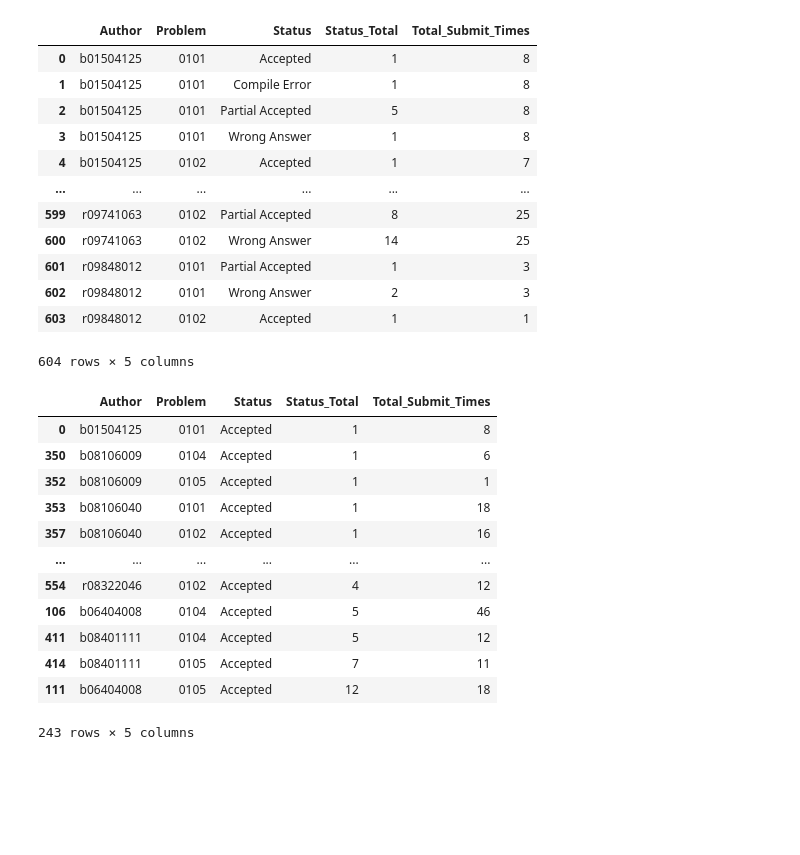
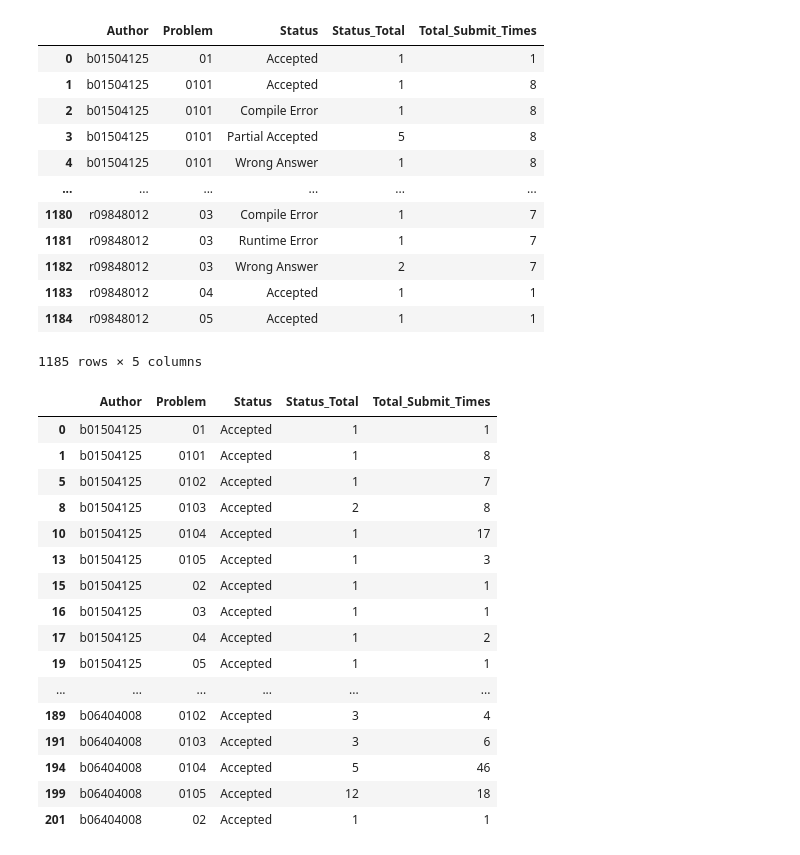
Before and after one commit to vincent0408/PWS_Final_Project, a Jupyter notebook: Data_Analysis_Template.ipynb, the cells around one changed output. Cells and saved outputs as stored; diff of their text form; code cells hidden in the pictures; blank space fills up the shorter version.

```diff
--- a/Data_Analysis_Template.ipynb
+++ b/Data_Analysis_Template.ipynb
@@ -2,3 +2,13 @@
 import pandas as pd
 import datetime
 import numpy as np
+# %%
+df = pd.read_csv ('C:/Users/Vincent/Desktop/pws_user.csv', header=None)
+df.insert(1, '',df[0] )
+df = df.T
+df.columns = df.iloc[0]
+df = df[1:].T
+pd.options.display.max_rows = 100
+df.index.name = None
+df.columns = ['Password']
+df
@@ -5,6 +33,10 @@ import numpy as np
 # %%
 #C:/Users/jiaojiaozhe/Desktop/PWS HW1.csv
-df = pd.read_csv ('', header = None, usecols=[0, 1, 2, 3, 7],
-                 names=['When','ID','Status','Problem','Author'], converters={'Problem': lambda x: str(x)})
-df['When'] = pd.to_datetime(df['When'], format='%Y-%m-%d %H:%M:%S')
-pd.set_option('display.max_rows', 100)
+df = pd.read_csv ('C:/Users/Vincent/Desktop/ff/PWS.csv', header = None,
+                 names=['When','ID','Status','Problem','Time', 'Memory', 'Language',
+                        'Author', 'HW'], converters={'Problem': lambda x: str(x),
+                        'HW': lambda x: '-'.join(x.split())})
+df['Problem'] = '0' + df['HW'].apply(lambda x:x[-1])  #+ df['Problem'].apply(lambda x: x[-2:])
+df['When'] = df['When'].apply(lambda x:x.replace('-', '/'))
+pd.set_option('display.max_rows', 10)
+df
@@ -11,5 +45,5 @@ pd.set_option('display.max_rows', 100)
 # %%
-df.sort_values(['Problem', 'Author'], inplace = True)
+df.sort_values(['Problem', 'Author', 'When'], inplace = True)
 df.head(20)
 #整理過的資料
 # %% [output]
@@ -82,35 +128,40 @@ problems_info
 #上面兩個合併
 # %% [output]
 |  | Author | Problem | Status | Status_Total | Total_Submit_Times |
-| 0 | b01504125 | 0101 | Accepted | 1 | 8 |
-| 1 | b01504125 | 0101 | Compile Error | 1 | 8 |
-| 2 | b01504125 | 0101 | Partial Accepted | 5 | 8 |
-| 3 | b01504125 | 0101 | Wrong Answer | 1 | 8 |
-| 4 | b01504125 | 0102 | Accepted | 1 | 7 |
+| 0 | b01504125 | 01 | Accepted | 1 | 1 |
+| 1 | b01504125 | 0101 | Accepted | 1 | 8 |
+| 2 | b01504125 | 0101 | Compile Error | 1 | 8 |
+| 3 | b01504125 | 0101 | Partial Accepted | 5 | 8 |
+| 4 | b01504125 | 0101 | Wrong Answer | 1 | 8 |
 | ... | ... | ... | ... | ... | ... |
-| 599 | r09741063 | 0102 | Partial Accepted | 8 | 25 |
-| 600 | r09741063 | 0102 | Wrong Answer | 14 | 25 |
-| 601 | r09848012 | 0101 | Partial Accepted | 1 | 3 |
-| 602 | r09848012 | 0101 | Wrong Answer | 2 | 3 |
-| 603 | r09848012 | 0102 | Accepted | 1 | 1 |
+| 1180 | r09848012 | 03 | Compile Error | 1 | 7 |
+| 1181 | r09848012 | 03 | Runtime Error | 1 | 7 |
+| 1182 | r09848012 | 03 | Wrong Answer | 2 | 7 |
+| 1183 | r09848012 | 04 | Accepted | 1 | 1 |
+| 1184 | r09848012 | 05 | Accepted | 1 | 1 |
-604 rows × 5 columns
+1185 rows × 5 columns
 # %%
 accepted = problems_info[problems_info["Status"] == "Accepted"]
 accepted.sort_values('Status_Total')
+accepted.head(100)
 # %% [output]
 |  | Author | Problem | Status | Status_Total | Total_Submit_Times |
-| 0 | b01504125 | 0101 | Accepted | 1 | 8 |
-| 350 | b08106009 | 0104 | Accepted | 1 | 6 |
-| 352 | b08106009 | 0105 | Accepted | 1 | 1 |
-| 353 | b08106040 | 0101 | Accepted | 1 | 18 |
-| 357 | b08106040 | 0102 | Accepted | 1 | 16 |
+| 0 | b01504125 | 01 | Accepted | 1 | 1 |
+| 1 | b01504125 | 0101 | Accepted | 1 | 8 |
+| 5 | b01504125 | 0102 | Accepted | 1 | 7 |
+| 8 | b01504125 | 0103 | Accepted | 2 | 8 |
+| 10 | b01504125 | 0104 | Accepted | 1 | 17 |
+| 13 | b01504125 | 0105 | Accepted | 1 | 3 |
+| 15 | b01504125 | 02 | Accepted | 1 | 1 |
+| 16 | b01504125 | 03 | Accepted | 1 | 1 |
+| 17 | b01504125 | 04 | Accepted | 1 | 2 |
+| 19 | b01504125 | 05 | Accepted | 1 | 1 |
 | ... | ... | ... | ... | ... | ... |
-| 554 | r08322046 | 0102 | Accepted | 4 | 12 |
-| 106 | b06404008 | 0104 | Accepted | 5 | 46 |
-| 411 | b08401111 | 0104 | Accepted | 5 | 12 |
-| 414 | b08401111 | 0105 | Accepted | 7 | 11 |
-| 111 | b06404008 | 0105 | Accepted | 12 | 18 |
+| 189 | b06404008 | 0102 | Accepted | 3 | 4 |
+| 191 | b06404008 | 0103 | Accepted | 3 | 6 |
+| 194 | b06404008 | 0104 | Accepted | 5 | 46 |
+| 199 | b06404008 | 0105 | Accepted | 12 | 18 |
+| 201 | b06404008 | 02 | Accepted | 1 | 1 |
-243 rows × 5 columns
 # %%
 accepted.insert(5, 'Submit_Times_Before_AC', accepted["Total_Submit_Times"] - accepted["Status_Total"])
 times_before_ac = accepted[['Author', 'Problem', 'Submit_Times_Before_AC']]
```
Also changed, not shown: parts of 10 cells of this notebook, 32 other files.
